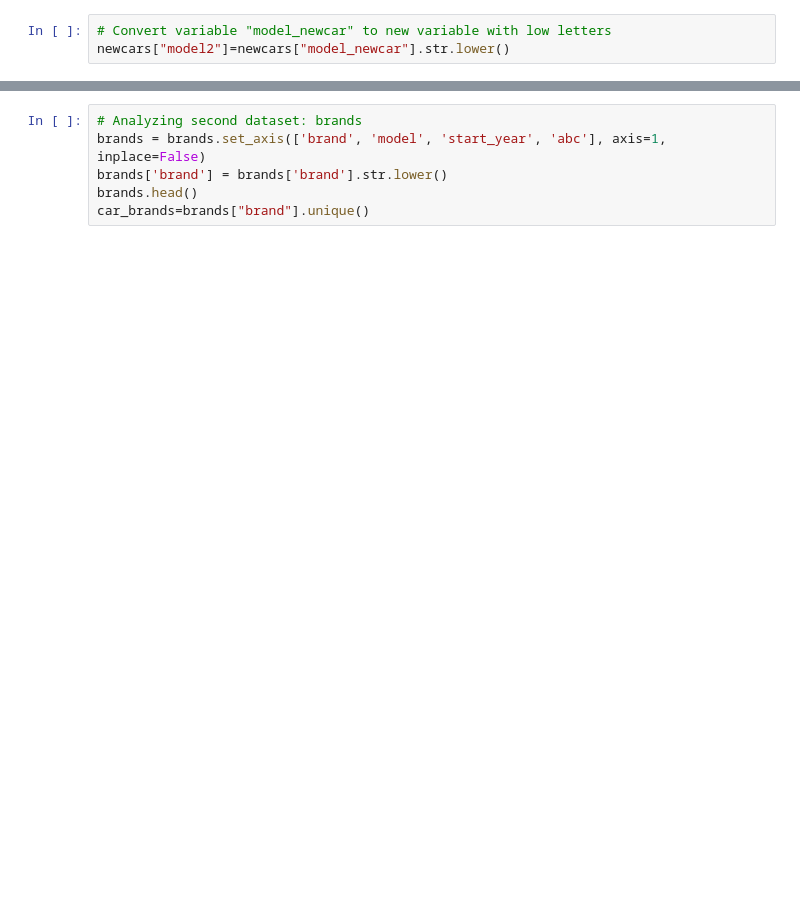
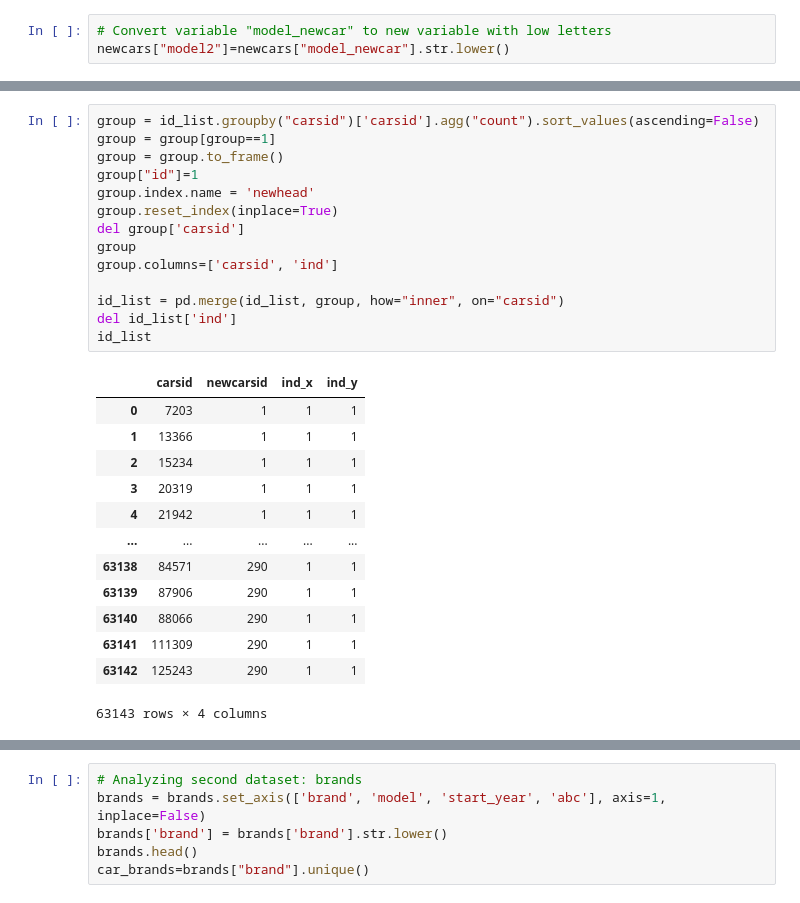
Before and after one commit to JanRuffian/WebScraping_Scout24, a Jupyter notebook: WebScraping.ipynb, the cells around one changed output, grey strips where cells are left out. Saved outputs shown, nothing was run; the diff lists cells and outputs as text; blank space fills up the shorter version.

```diff
--- a/WebScraping.ipynb
+++ b/WebScraping.ipynb
@@ -264,0 +246,28 @@ Name: carsid, Length: 115369, dtype: int64
+# %%
+group = id_list.groupby("carsid")['carsid'].agg("count").sort_values(ascending=False)
+group = group[group==1]
+group = group.to_frame()
+group["id"]=1
+group.index.name = 'newhead'
+group.reset_index(inplace=True)
+del group['carsid']
+group
+group.columns=['carsid', 'ind']
+
+id_list = pd.merge(id_list, group, how="inner", on="carsid")
+del id_list['ind']
+id_list
+# %% [output]
+|  | carsid | newcarsid | ind_x | ind_y |
+| 0 | 7203 | 1 | 1 | 1 |
+| 1 | 13366 | 1 | 1 | 1 |
+| 2 | 15234 | 1 | 1 | 1 |
+| 3 | 20319 | 1 | 1 | 1 |
+| 4 | 21942 | 1 | 1 | 1 |
+| ... | ... | ... | ... | ... |
+| 63138 | 84571 | 290 | 1 | 1 |
+| 63139 | 87906 | 290 | 1 | 1 |
+| 63140 | 88066 | 290 | 1 | 1 |
+| 63141 | 111309 | 290 | 1 | 1 |
+| 63142 | 125243 | 290 | 1 | 1 |
+63143 rows × 4 columns
```
Also changed, not shown: parts of 14 cells of this notebook.
